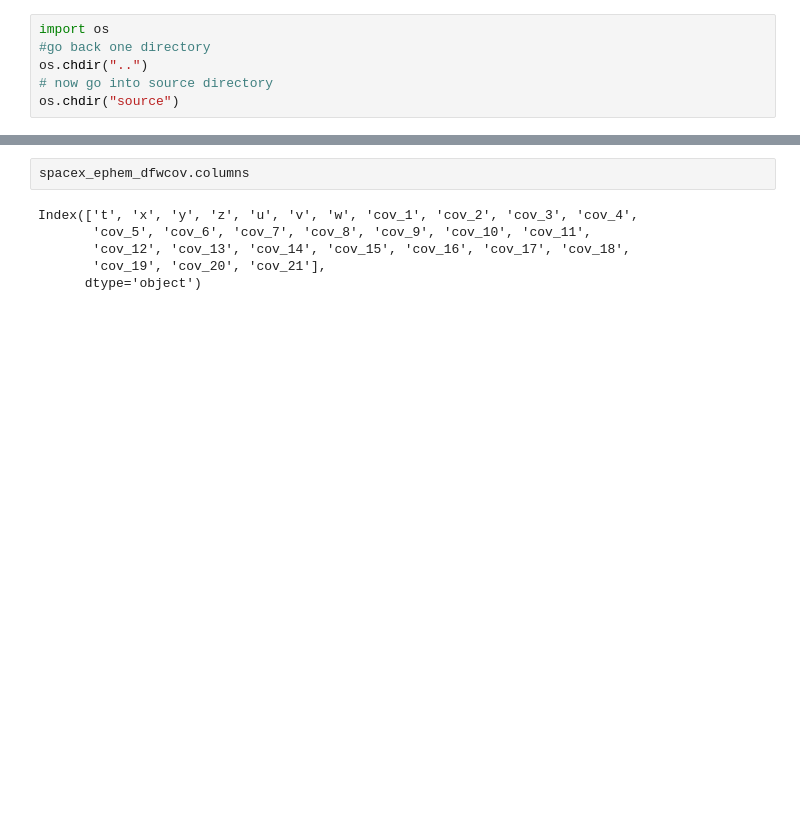
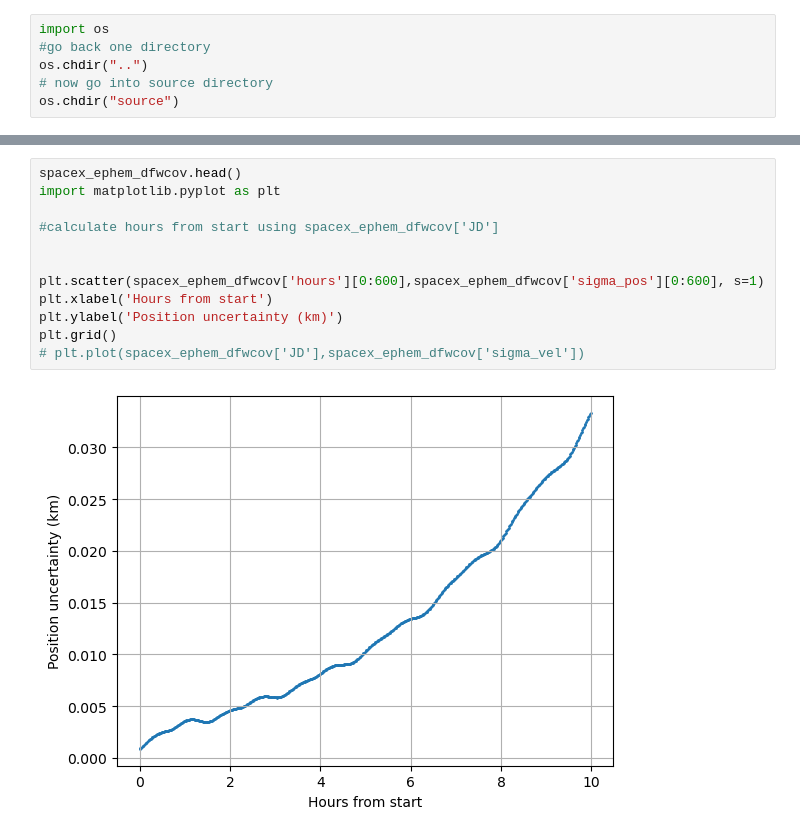
Before and after one commit to CharlesPlusC/ERP_tools, a Jupyter notebook: notebooks/OrbDet_Starlink.ipynb, the cells around one changed output, grey strips where cells are left out. Saved outputs shown, nothing was run; the diff lists cells and outputs as text; blank space fills up the shorter version.

Commit message:
starlink uncertainty plot and covariance to dataframe parsing

```diff
--- a/notebooks/OrbDet_Starlink.ipynb
+++ b/notebooks/OrbDet_Starlink.ipynb
@@ -78,8 +127,14 @@ spacex_ephem_dfwcov = spacex_ephem_to_df_w_cov("/Users/charlesc/Documents/GitHub
-# %%
-spacex_ephem_dfwcov.columns
-# %% [output]
-Index(['t', 'x', 'y', 'z', 'u', 'v', 'w', 'cov_1', 'cov_2', 'cov_3', 'cov_4',
-       'cov_5', 'cov_6', 'cov_7', 'cov_8', 'cov_9', 'cov_10', 'cov_11',
-       'cov_12', 'cov_13', 'cov_14', 'cov_15', 'cov_16', 'cov_17', 'cov_18',
-       'cov_19', 'cov_20', 'cov_21'],
-      dtype='object')
+# %%
+spacex_ephem_dfwcov.head()
+import matplotlib.pyplot as plt
+
+#calculate hours from start using spacex_ephem_dfwcov['JD']
+
+
+plt.scatter(spacex_ephem_dfwcov['hours'][0:600],spacex_ephem_dfwcov['sigma_pos'][0:600], s=1)
+plt.xlabel('Hours from start')
+plt.ylabel('Position uncertainty (km)')
+plt.grid()
+# plt.plot(spacex_ephem_dfwcov['JD'],spacex_ephem_dfwcov['sigma_vel'])
+# %% [output]
+[figure, added]
```
Also changed, not shown: parts of 13 cells of this notebook, 3 other files.
